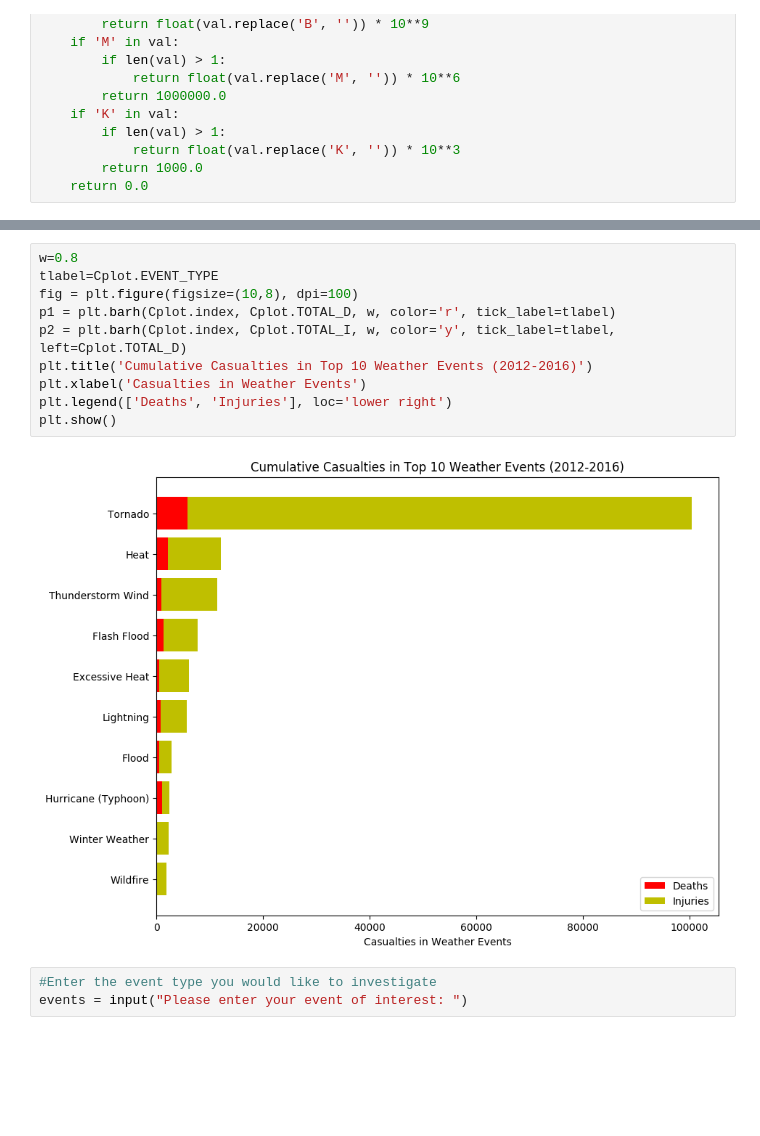
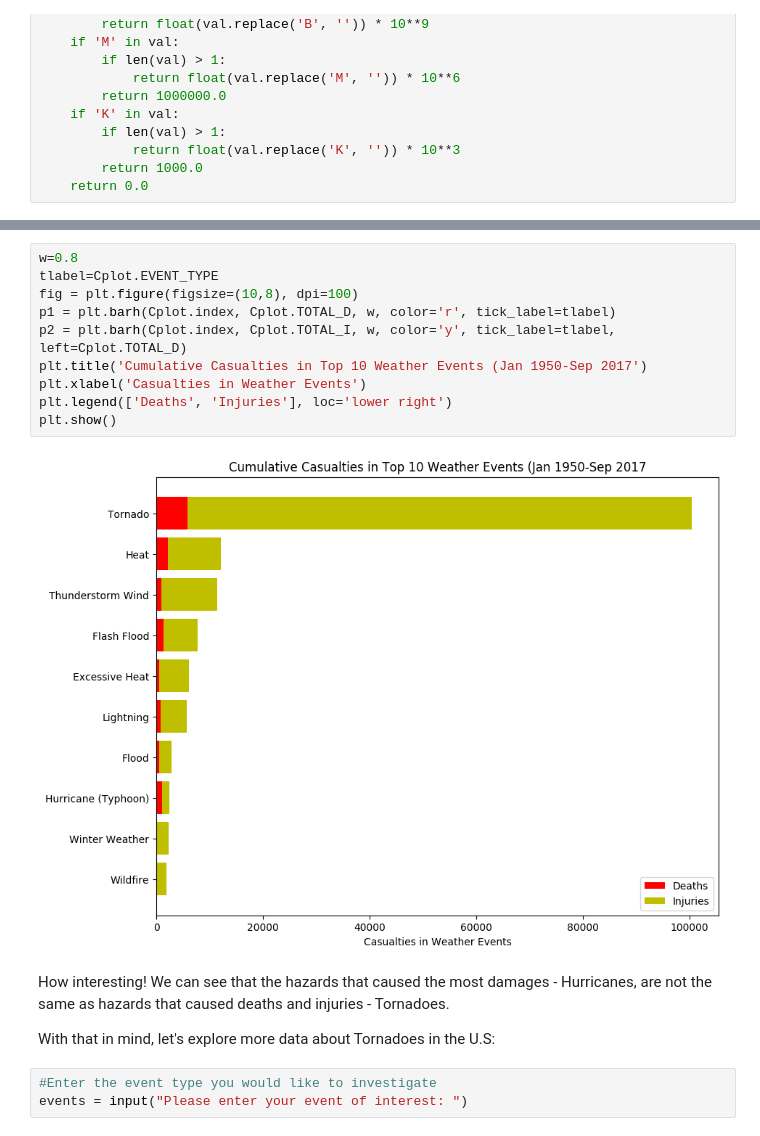
Before and after one commit to godinechan/NOAAanalysis, a Jupyter notebook: NOAAanalysis.ipynb, the cells around one changed output, grey strips where cells are left out. Drawn from its saved outputs; the diff is of its cells as text; blank space fills up the shorter version.

```diff
--- a/NOAAanalysis.ipynb
+++ b/NOAAanalysis.ipynb
@@ -98,15 +105,19 @@ plt.show()
 # %%
 w=0.8
 tlabel=Cplot.EVENT_TYPE
 fig = plt.figure(figsize=(10,8), dpi=100)
 p1 = plt.barh(Cplot.index, Cplot.TOTAL_D, w, color='r', tick_label=tlabel)
 p2 = plt.barh(Cplot.index, Cplot.TOTAL_I, w, color='y', tick_label=tlabel, left=Cplot.TOTAL_D)
-plt.title('Cumulative Casualties in Top 10 Weather Events (2012-2016)')
+plt.title('Cumulative Casualties in Top 10 Weather Events (Jan 1950-Sep 2017')
 plt.xlabel('Casualties in Weather Events')
 plt.legend(['Deaths', 'Injuries'], loc='lower right')
 plt.show()
 # %% [output]
-[figure, old version]
+[figure, new version]
+# %% [markdown]
+How interesting! We can see that the hazards that caused the most damages - Hurricanes, are not the same as hazards that caused deaths and injuries - Tornadoes.
+
+With that in mind, let's explore more data about Tornadoes in the U.S:
 # %%
 #Enter the event type you would like to investigate
 events = input("Please enter your event of interest: ")
```
Also changed, not shown: parts of 25 cells of this notebook.
